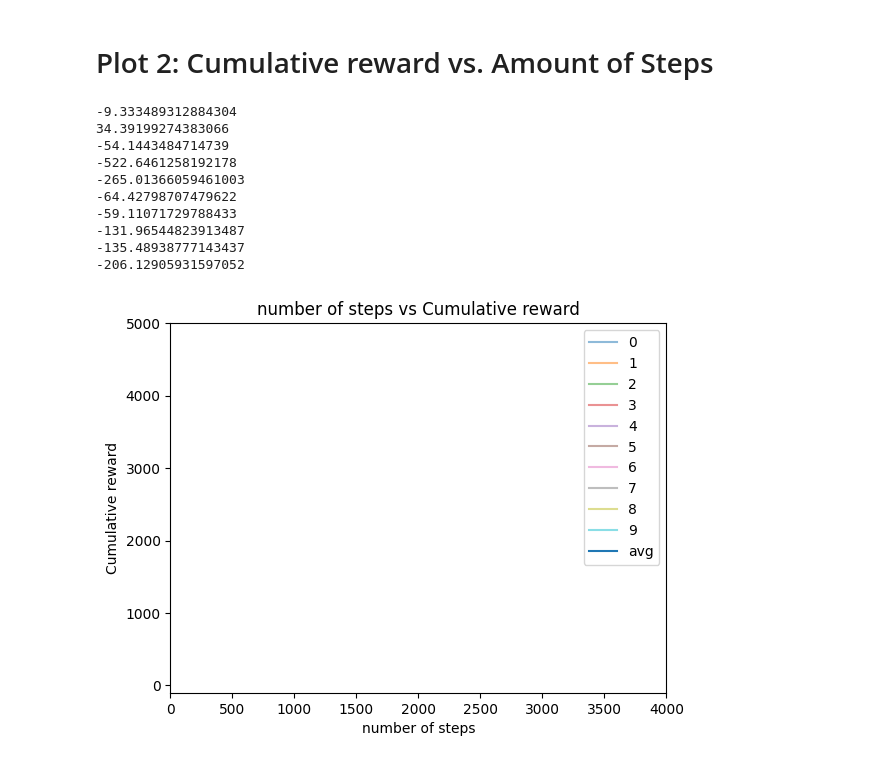
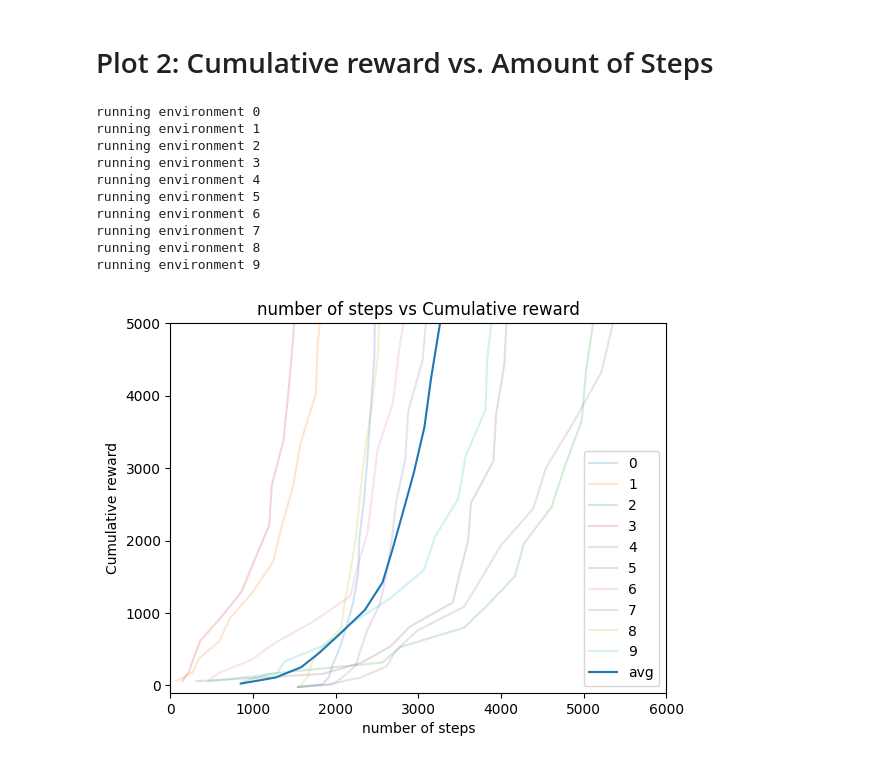
Before and after one commit to Schmiddi3110/MasterStudium, a Jupyter notebook: DRL/Studienarbeiten/Studienarbeit1/test.ipynb, the cells around one changed output. Cells and saved outputs as stored; diff of their text form; code cells hidden in the pictures.

```diff
--- a/DRL/Studienarbeiten/Studienarbeit1/test.ipynb
+++ b/DRL/Studienarbeiten/Studienarbeit1/test.ipynb
@@ -129,2 +122,18 @@ for i in range(10):
 # %% [markdown]
 # Plot 1
+# %%
+#Hyperparameters not yet found via optuna
+ALPHA = 0.6660010689218203
+GAMMA =  0.9955785729498876
+EPISODES = 11620
+MAX_EPISODE_LENGTH = 1544
+INIT_REWARD = 5
+
+data1={}
+envs1 = []
+
+for i in range(10):
+    env1 = Random(size=12, water=0.3, mountain=0)
+    envs1.append(env)
+    print("running environment {}".format(i))
+    data1[i] = qlearning(env, ALPHA, GAMMA, EPISODES, MAX_EPISODE_LENGTH, INIT_REWARD)
@@ -161,44 +180,60 @@ plt.show()
 # %% [markdown]
 # Plot 2: Cumulative reward vs. Amount of Steps
+# %%
+#Hyperparameters found via optuna
+ALPHA = 0.6660010689218203
+GAMMA =  0.9955785729498876
+EPISODES = 11620
+MAX_EPISODE_LENGTH = 1544
+INIT_REWARD = 5
+
+data2={}
+envs2 = []
+
+for i in range(10):
+    env = Random(size=12, water=0, mountain=0.3)
+    envs2.append(env)
+    print("running environment {}".format(i))
+    data2[i] = qlearning(env, ALPHA, GAMMA, EPISODES, MAX_EPISODE_LENGTH, INIT_REWARD)
+# %% [output]
+running environment 0
+running environment 1
+running environment 2
+running environment 3
+running environment 4
+running environment 5
+running environment 6
+running environment 7
+running environment 8
+running environment 9
 # %%
 x_data_avg = np.zeros((EPISODES))
 y_data_avg = np.zeros((EPISODES))
-for i in range(data.keys().__len__()):
-    x_data = np.cumsum([value[0] for value in list(data[i].values())])
-    y_data = np.cumsum([value[1] for value in list(data[i].values())])
+for i in range(data2.keys().__len__()):
+    x_data = np.cumsum([value[0] for value in list(data2[i].values())])
+    y_data = np.cumsum([value[1] for value in list(data2[i].values())])
 
     x_data_avg = [sum(x) for x in zip(x_data, x_data_avg)]
 
     y_data_avg = [sum(y) for y in zip(y_data, y_data_avg)]
 
-    print(min(y_data))
-    plt.plot(x_data, y_data, label=i, alpha=0.5)
+    plt.plot(x_data, y_data, label=i, alpha=0.2)
 
 x_data_avg = [a/10 for a in x_data_avg]
 y_data_avg = [a/10 for a in y_data_avg]
 
 plt.plot(x_data_avg, y_data_avg, label="avg")
 
 # Adding labels and title
 plt.xlabel('number of steps')
 plt.ylabel('Cumulative reward')
 plt.title('number of steps vs Cumulative reward')
 plt.ylim(-100,5000)
-plt.xlim(0,4000)
+plt.xlim(0,6000)
 
 plt.legend()
 
 # Display the plot
 plt.show()
 # %% [output]
--9.333489312884304
-34.39199274383066
--54.1443484714739
--522.6461258192178
--265.01366059461003
--64.42798707479622
--59.11071729788433
--131.96544823913487
--135.48938777143437
--206.12905931597052
-[figure, old version]
+[figure, new version]
```
Also changed, not shown: parts of 7 cells of this notebook.
